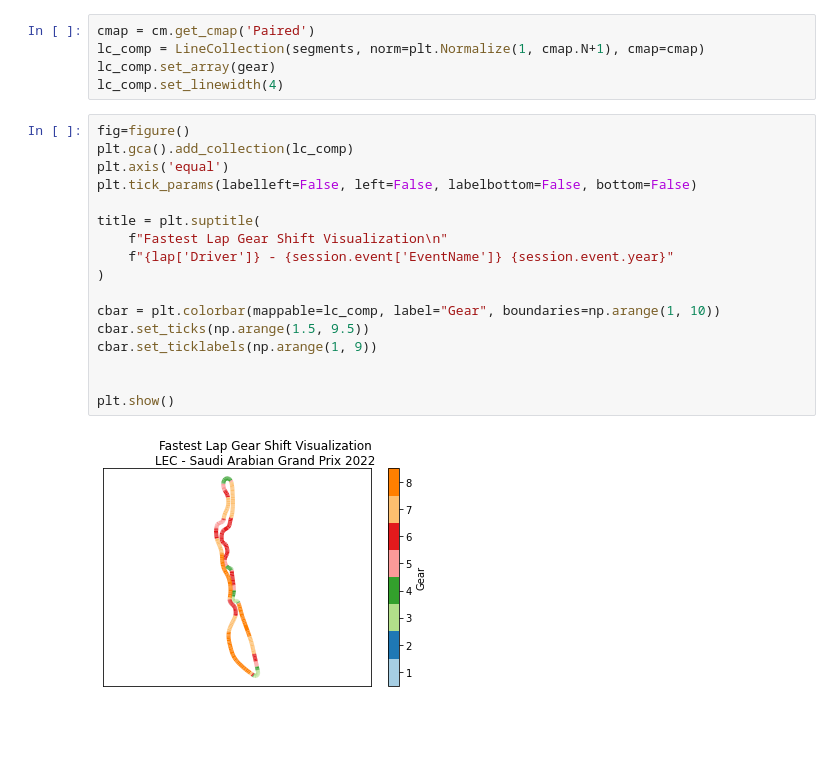
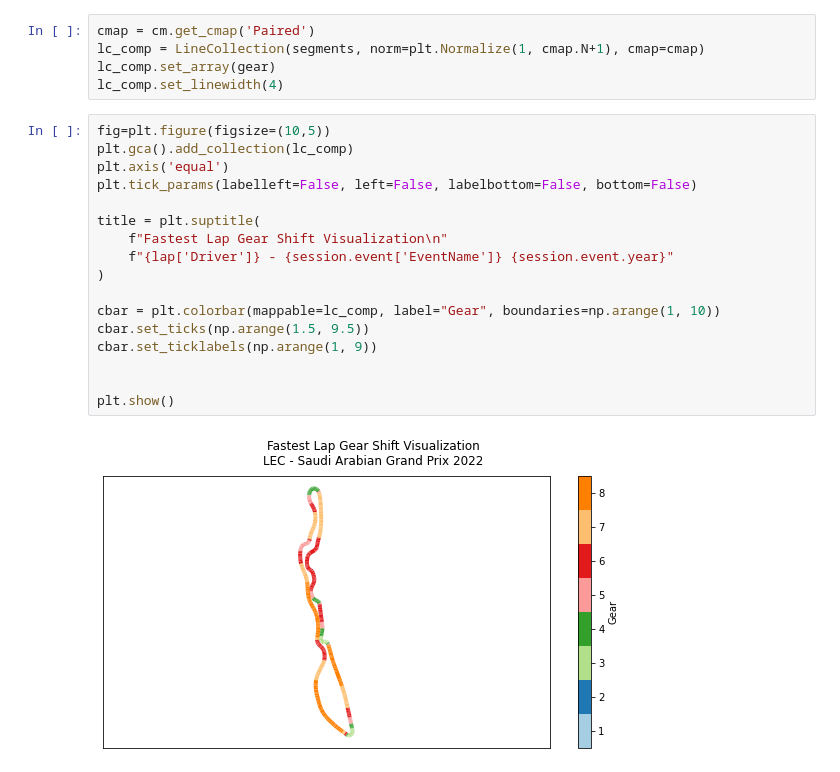
Before and after one commit to nithinvusirikala/F1Analysis, a Jupyter notebook: Speed Visualization on Track - Jeddah.ipynb, the cells around one changed output. Drawn from its saved outputs; the diff is of its cells as text; blank space fills up the shorter version.

```diff
--- a/Speed Visualization on Track - Jeddah.ipynb
+++ b/Speed Visualization on Track - Jeddah.ipynb
@@ -97,21 +92,21 @@ lc_comp = LineCollection(segments, norm=plt.Normalize(1, cmap.N+1), cmap=cmap)
 lc_comp.set_array(gear)
 lc_comp.set_linewidth(4)
 # %%
-fig=figure()
+fig=plt.figure(figsize=(10,5))
 plt.gca().add_collection(lc_comp)
 plt.axis('equal')
 plt.tick_params(labelleft=False, left=False, labelbottom=False, bottom=False)
 
 title = plt.suptitle(
     f"Fastest Lap Gear Shift Visualization\n"
     f"{lap['Driver']} - {session.event['EventName']} {session.event.year}"
 )
 
 cbar = plt.colorbar(mappable=lc_comp, label="Gear", boundaries=np.arange(1, 10))
 cbar.set_ticks(np.arange(1.5, 9.5))
 cbar.set_ticklabels(np.arange(1, 9))
 
 
 plt.show()
 # %% [output]
-[figure, old version]
+[figure, new version]
```
Also changed, not shown: parts of 2 cells of this notebook, 1 other file.
